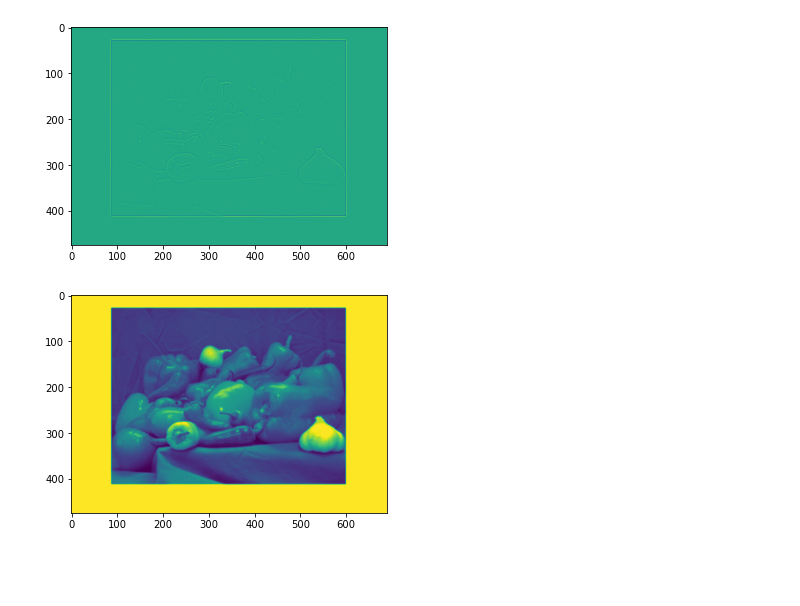
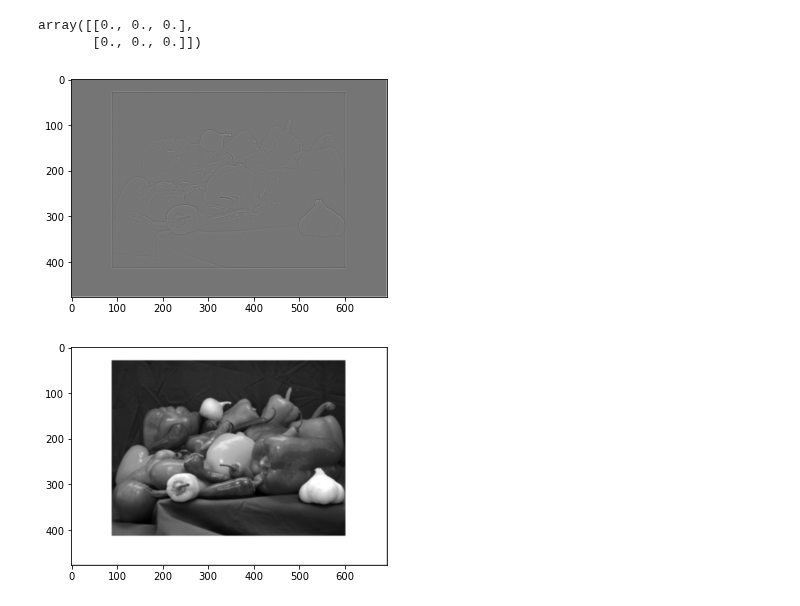
Before and after one commit to Erik1306/Pixeria_homework, a Jupyter notebook: blur,Gaussian blur, Laplacian Edge, sharp.ipynb, the cells around one changed output. Cells and saved outputs as stored; diff of their text form; code cells hidden in the pictures; blank space fills up the shorter version.

```diff
--- a/blur,Gaussian blur, Laplacian Edge, sharp.ipynb
+++ b/blur,Gaussian blur, Laplacian Edge, sharp.ipynb
@@ -3,27 +3,34 @@ import numpy as np
 import matplotlib.pyplot as plt
 import pandas as pd
 import cv2 as cv
+# %%
+a = np.zeros([2,3])
+a
+# %% [output]
+array([[0., 0., 0.],
+       [0., 0., 0.]])
 # %%
 def filter(img, kernel):
-    image = cv.cvtColor(img, cv.COLOR_BGR2RGB)
+    image = cv.cvtColor(img, cv.COLOR_BGR2GRAY)
+    padding_image = np.zeros([image.shape[0] + kernel.shape[0]-1,image.shape[1] + kernel.shape[0]-1])
+    padding_image[int((kernel.shape[0]-1)/2):int(-((kernel.shape[0]-1)/2)),int((kernel.shape[0]-1)/2):int(-((kernel.shape[0]-1)/2))] = image
     arr = np.array([])
-    for j in range(image.shape[0]):
-        if ((j+kernel.shape[0]) > image.shape[0]):
+    for j in range(padding_image.shape[0]):
+        if ((j+kernel.shape[0]) > padding_image.shape[0]):
             break
         else:
 
-            for k in range(image.shape[1]):
-                if ((k+kernel.shape[0]) > image.shape[1]):
+            for k in range(padding_image.shape[1]):
+                if ((k+kernel.shape[0]) > padding_image.shape[1]):
                     break
                 else:
-                    s = 0
 
-                    for i in range (image.shape[2]):
 
-                        mult = np.multiply(image[j:j+kernel.shape[0],k:k+kernel.shape[0],i],kernel)
-                        s = s + np.sum(mult)
-                arr = np.append(arr, s)
-    new_img = arr.reshape(image.shape[0]-kernel.shape[0]+1,image.shape[1]-kernel.shape[0]+1)
+                    mult = np.multiply(padding_image[j:j+kernel.shape[0],k:k+kernel.shape[0]],kernel)
+                    s = np.sum(mult)
+                    arr = np.append(arr, s)
+
+    new_img = arr.reshape(padding_image.shape[0]-kernel.shape[0]+1,padding_image.shape[1]-kernel.shape[0]+1)
     return (new_img)
 # %%
 img = cv.imread('img1.png')
@@ -31,8 +38,8 @@ Laplacian_kernel = np.array([[-1,-1,-1],[-1,8,-1],[-1,-1,-1]])
 # %%
 Laplacian_img = filter(img, Laplacian_kernel)
 # %%
-plt.imshow(new_img1)
+plt.imshow(Laplacian_img, cmap = 'gray')
 plt.show()
 # %% [output]
-[figure, old version]
+[figure, new version]
 # %%
@@ -42,10 +49,10 @@ blur_kernel = np.array([[1/9,1/9,1/9],[1/9,1/9,1/9],[1/9,1/9,1/9]])
 # %%
 blur_img = filter(img,blur_kernel)
 # %%
-plt.imshow(blur_img)
+plt.imshow(blur_img, cmap = 'gray')
 plt.show()
 # %% [output]
-[figure, old version]
+[figure, new version]
 # %%
 blur_img = cv.imwrite('blur.jpg', blur_img )
 # %%
```
Also changed, not shown: parts of 5 cells of this notebook, 5 other files.
